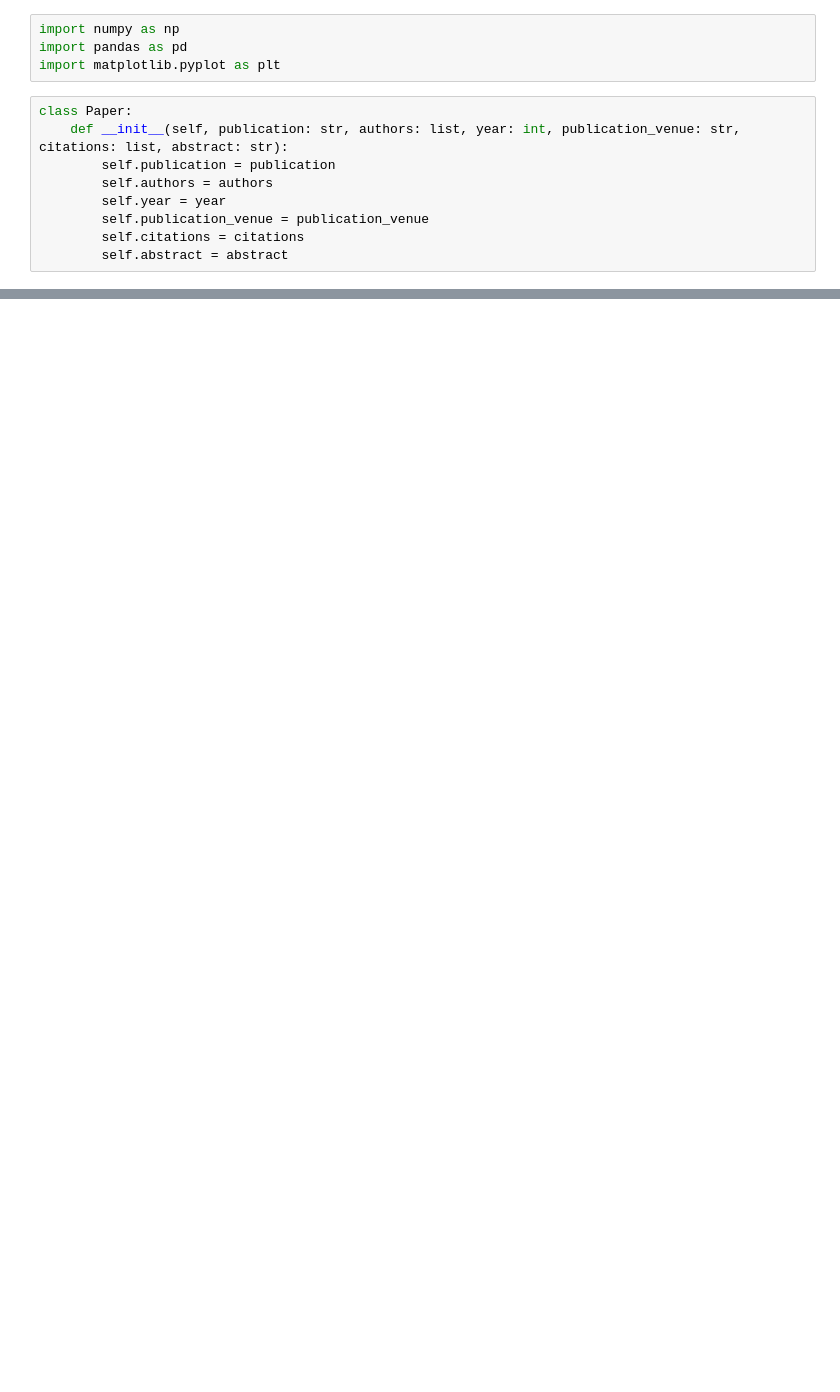
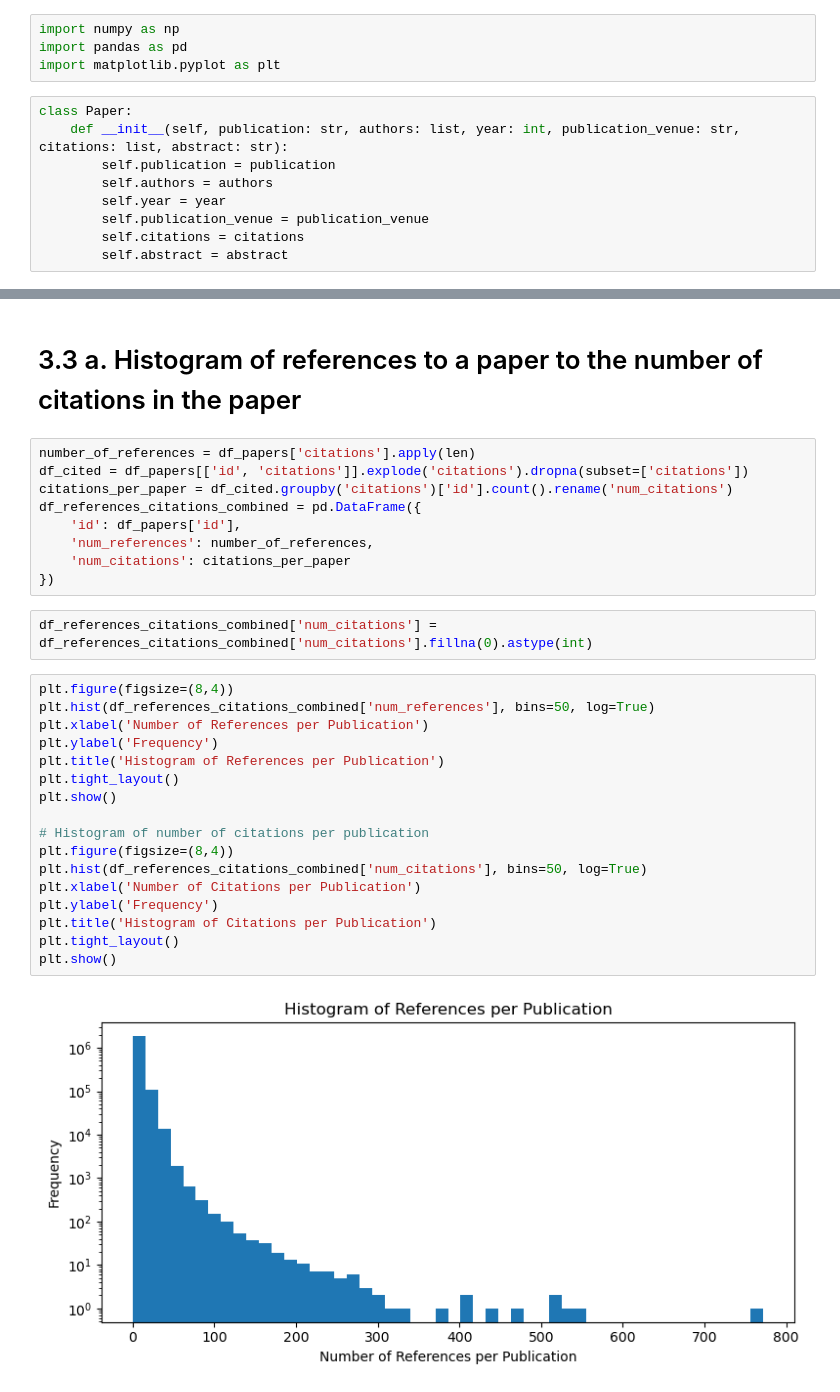
Before and after one commit to SiddhantSaha7/assignmentDataMining, a Jupyter notebook: ques3/Aminer.ipynb, the cells around one changed output, grey strips where cells are left out. Saved outputs shown, nothing was run; the diff lists cells and outputs as text; blank space fills up the shorter version.

```diff
--- a/ques3/Aminer.ipynb
+++ b/ques3/Aminer.ipynb
@@ -77,0 +240,32 @@ count of unique publications: 1929485
+# %% [markdown]
+# 3.3 a. Histogram of references to a paper to the number of citations in the paper
+# %%
+number_of_references = df_papers['citations'].apply(len)
+df_cited = df_papers[['id', 'citations']].explode('citations').dropna(subset=['citations'])
+citations_per_paper = df_cited.groupby('citations')['id'].count().rename('num_citations')
+df_references_citations_combined = pd.DataFrame({
+    'id': df_papers['id'],
+    'num_references': number_of_references,
+    'num_citations': citations_per_paper
+})
+# %%
+df_references_citations_combined['num_citations'] = df_references_citations_combined['num_citations'].fillna(0).astype(int)
+# %%
+plt.figure(figsize=(8,4))
+plt.hist(df_references_citations_combined['num_references'], bins=50, log=True)
+plt.xlabel('Number of References per Publication')
+plt.ylabel('Frequency')
+plt.title('Histogram of References per Publication')
+plt.tight_layout()
+plt.show()
+
+# Histogram of number of citations per publication
+plt.figure(figsize=(8,4))
+plt.hist(df_references_citations_combined['num_citations'], bins=50, log=True)
+plt.xlabel('Number of Citations per Publication')
+plt.ylabel('Frequency')
+plt.title('Histogram of Citations per Publication')
+plt.tight_layout()
+plt.show()
+# %% [output]
+[figure, added]
```
Also changed, not shown: parts of 41 cells of this notebook.
